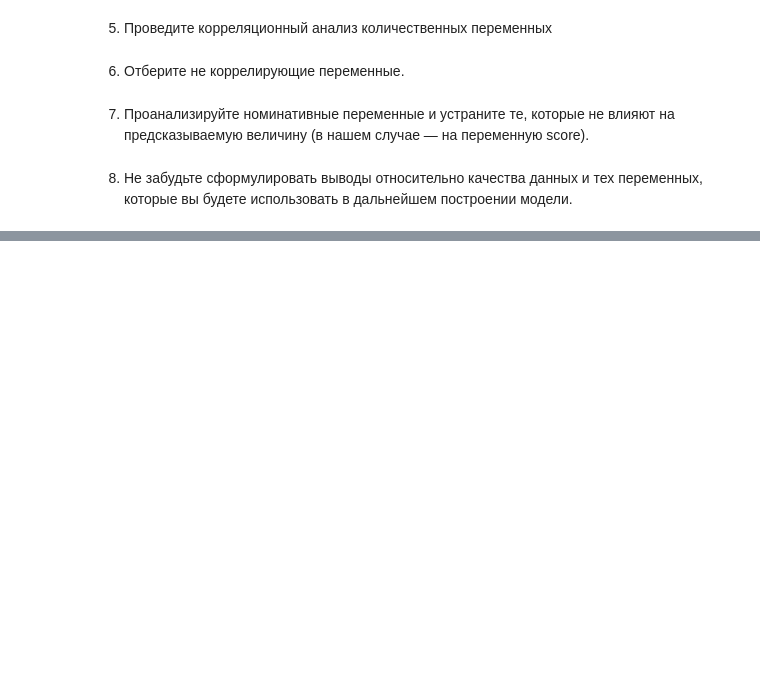
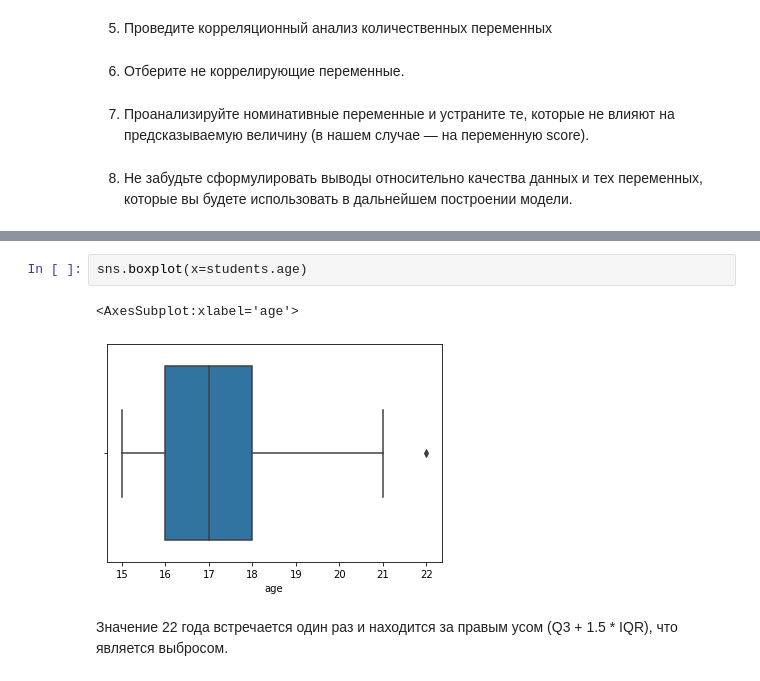
Before and after one commit to UndyingSerpent/skillfactory, a Jupyter notebook: module_2/Project_2.ipynb, the cells around one changed output, grey strips where cells are left out. Drawn from its saved outputs; the diff is of its cells as text; blank space fills up the shorter version.

```diff
--- a/module_2/Project_2.ipynb
+++ b/module_2/Project_2.ipynb
@@ -112,0 +194,7 @@ students.head(10)
+# %%
+sns.boxplot(x=students.age)
+# %% [output]
+<AxesSubplot:xlabel='age'>
+[figure, added]
+# %% [markdown]
+Значение 22 года встречается один раз и находится за правым усом (Q3 + 1.5 * IQR), что является выбросом.
```
Also changed, not shown: parts of 72 cells of this notebook.
